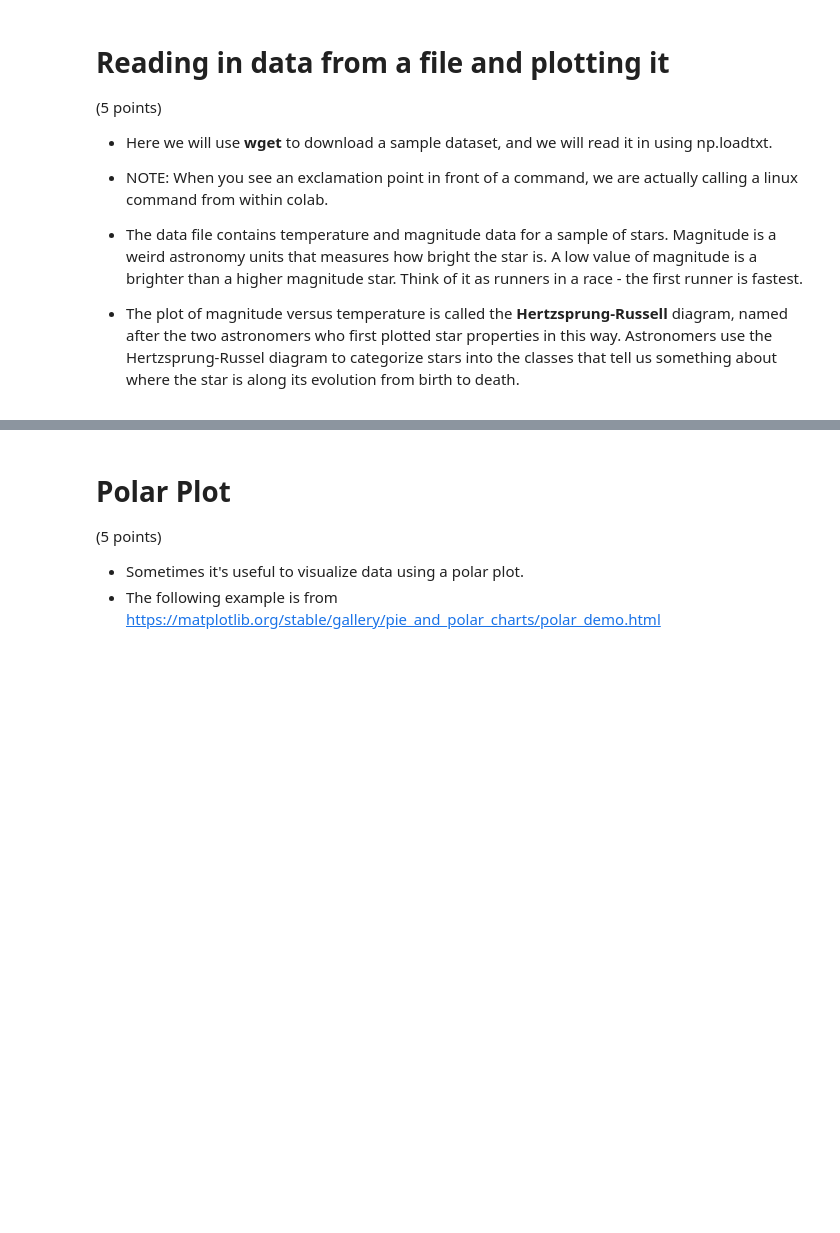
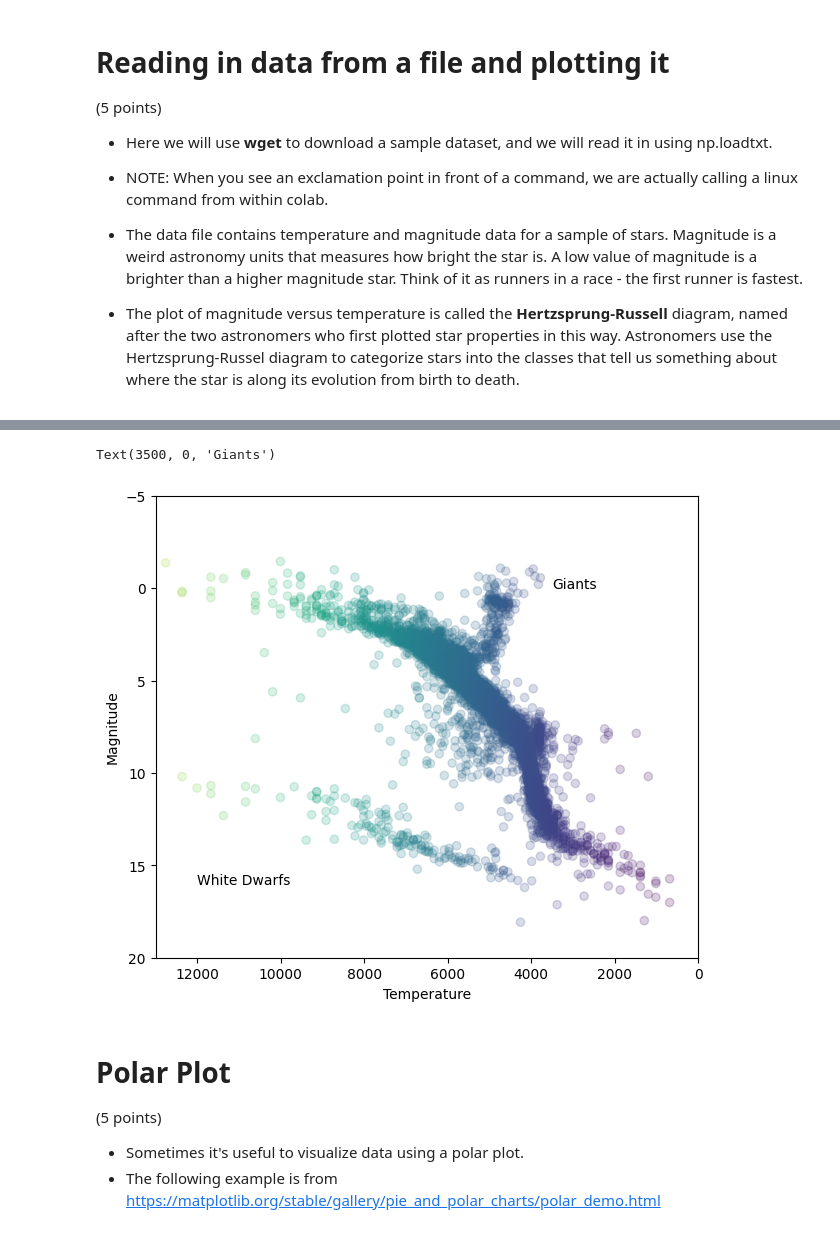
Before and after one commit to ChrisPerez13/CompPhys, a Jupyter notebook: Christopher_Perez_Lab02_plotting_visualization.ipynb, the cells around one changed output, grey strips where cells are left out. Drawn from its saved outputs; the diff is of its cells as text; code cells hidden in the pictures; blank space fills up the shorter version.

```diff
--- a/Christopher_Perez_Lab02_plotting_visualization.ipynb
+++ b/Christopher_Perez_Lab02_plotting_visualization.ipynb
@@ -118,3 +155,46 @@ ax.invert_yaxis()
+# %%
+# plot again using the scatter plot command,
+# and color code by the temperature of the star
+# note that c=mycolor is how you add color to the scatter plot.
+mycolor=temp
+plt.figure(figsize=(7,6))
+
+# use the plt.scatter command to plot magnitude versus temperature
+plt.scatter(temp,mag,alpha=.2,c=mycolor)
+# plot the points using blue stars
+# set alpha=.2 so you can see the points better
+
+
+# limit the x range uto (0,13000) using plt.xlim()
+plt.xlim(0,13000)
+
+# limit the x range uto (-5,20) using plt.ylim()
+plt.ylim(-5,20)
+
+# invert the x axis so that high lumonisities are on the left
+ax = plt.gca()
+ax.invert_xaxis()
+
+# invert the y axis because magnitudes are weird in that
+# brighter objects have lower magnitudes
+ax.invert_yaxis()
+
+# label your x and y axis
+plt.xlabel("Temperature")
+plt.ylabel("Magnitude")
+# the sequence in the lower left is white dwarfs
+
+# add a text label to show where the white dwarfs are
+plt.text(12000,16,'White Dwarfs')
+# using plt.text()  (use help(plt.text) to learn how to use it.)
+
+
+# the sequence around T=5000 and magnitude=0 are giants
+plt.text(3500,0,'Giants')
+# add a label to show where the giants are using plt.tex
+# %% [output]
+Text(3500, 0, 'Giants')
+[figure, added]
 # %% [markdown]
 # Polar Plot
 
```
Also changed, not shown: parts of 23 cells of this notebook.
